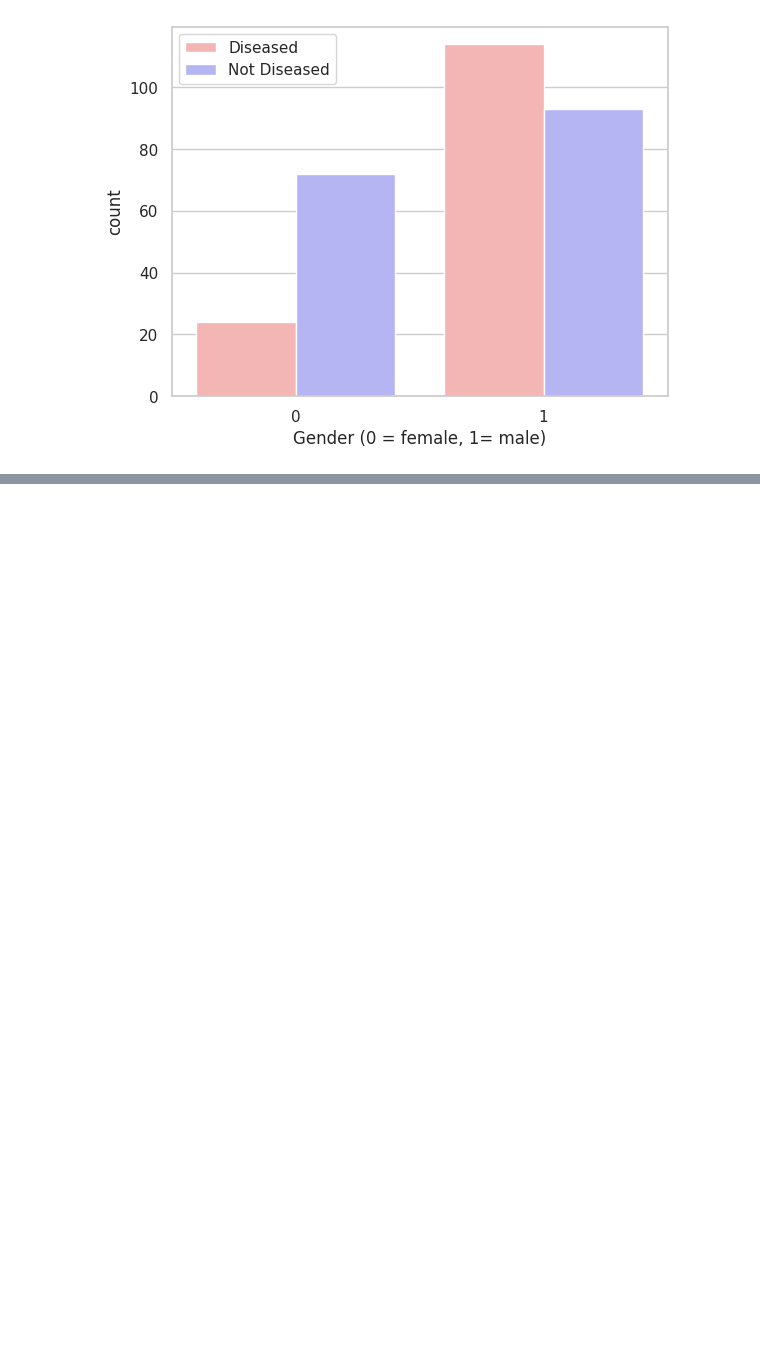
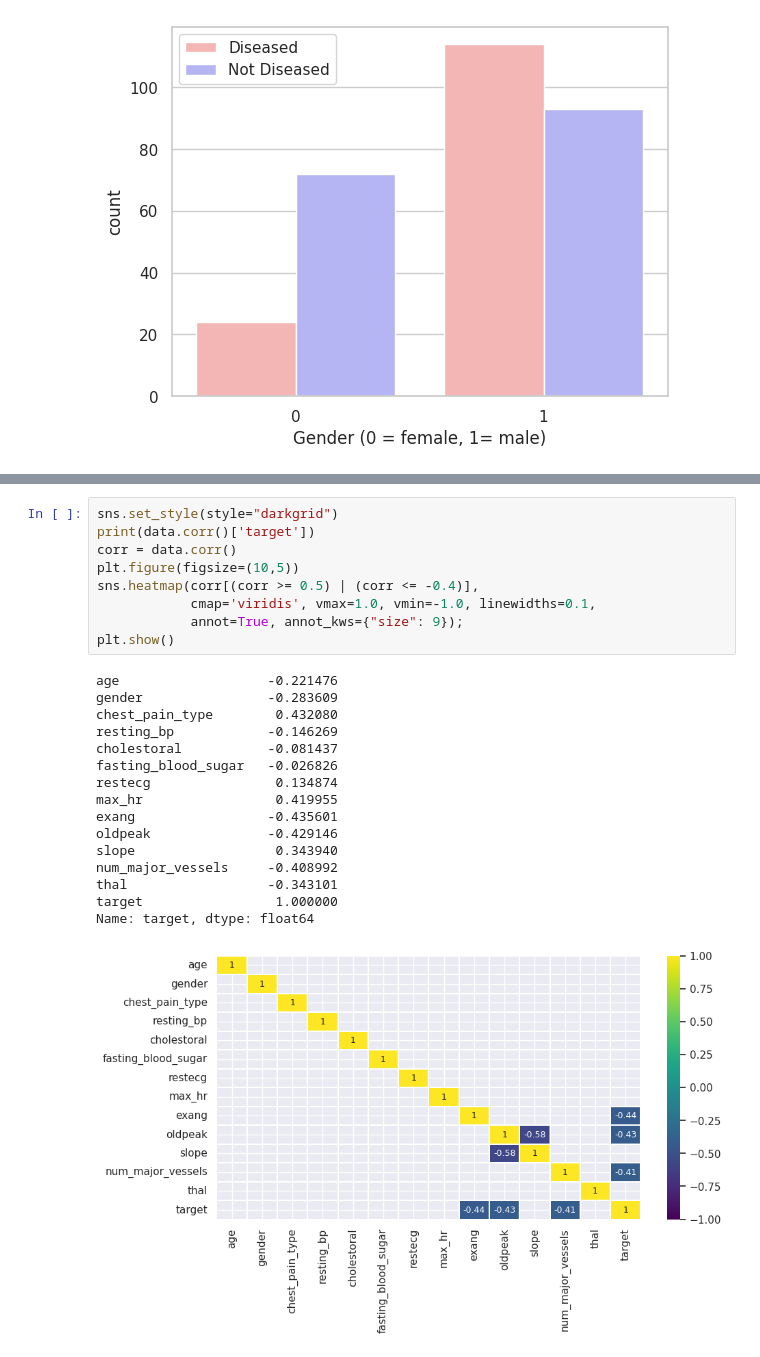
Before and after one commit to florboydens/DataViz_Workshop, a Jupyter notebook: Data_Viz_Workshop_Day_3.ipynb, the cells around one changed output, grey strips where cells are left out. Cells and saved outputs as stored; diff of their text form; blank space fills up the shorter version.

```diff
--- a/Data_Viz_Workshop_Day_3.ipynb
+++ b/Data_Viz_Workshop_Day_3.ipynb
@@ -243,0 +354,26 @@ sns.pairplot(data=data[continuous + ['target']], hue='target')
+# %%
+sns.set_style(style="darkgrid")
+print(data.corr()['target'])
+corr = data.corr()
+plt.figure(figsize=(10,5))
+sns.heatmap(corr[(corr >= 0.5) | (corr <= -0.4)],
+            cmap='viridis', vmax=1.0, vmin=-1.0, linewidths=0.1,
+            annot=True, annot_kws={"size": 9});
+plt.show()
+# %% [output]
+age                   -0.221476
+gender                -0.283609
+chest_pain_type        0.432080
+resting_bp            -0.146269
+cholestoral           -0.081437
+fasting_blood_sugar   -0.026826
+restecg                0.134874
+max_hr                 0.419955
+exang                 -0.435601
+oldpeak               -0.429146
+slope                  0.343940
+num_major_vessels     -0.408992
+thal                  -0.343101
+target                 1.000000
+Name: target, dtype: float64
+[figure, added]
```
Also changed, not shown: parts of 33 cells of this notebook.
